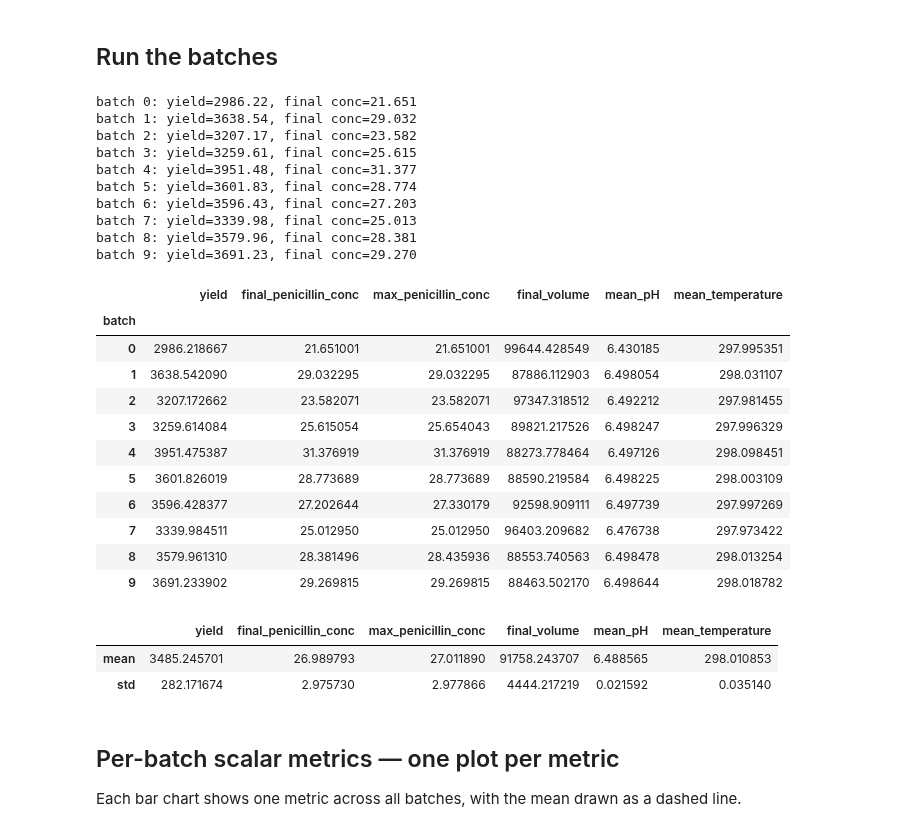
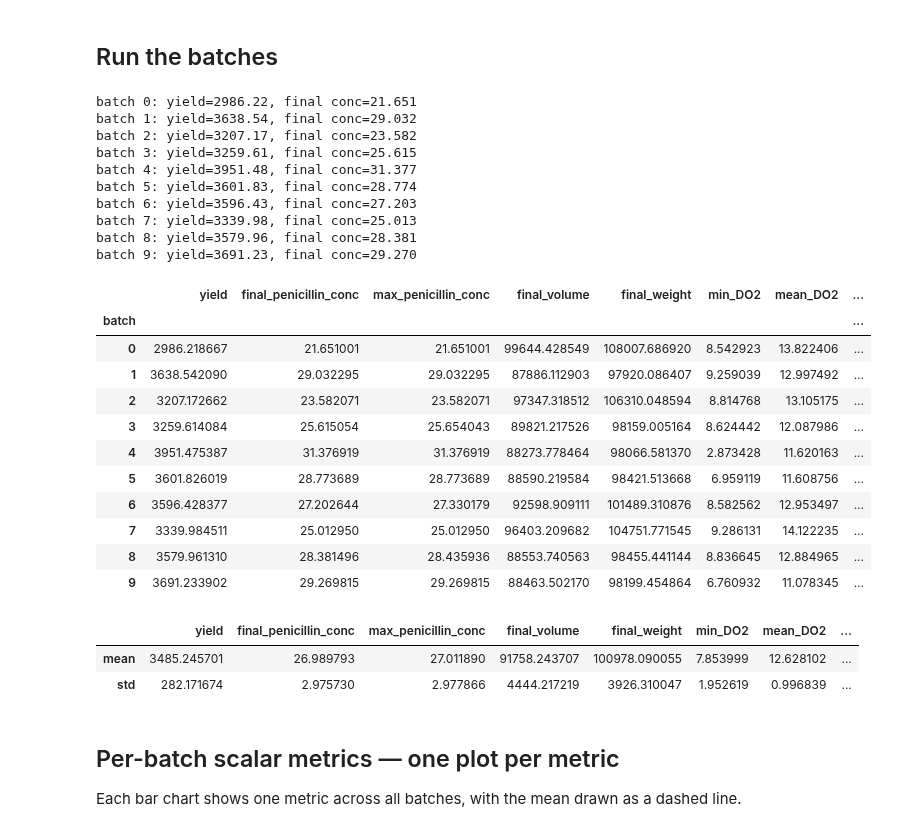
Before and after one commit to Rocyzas/pensim_mcpilco, a Jupyter notebook: pensim_mcpilco/experiments/00_batch_recipe_generation.ipynb, the cells around one changed output. Drawn from its saved outputs; the diff is of its cells as text; code cells hidden in the pictures.

```diff
--- a/pensim_mcpilco/experiments/00_batch_recipe_generation.ipynb
+++ b/pensim_mcpilco/experiments/00_batch_recipe_generation.ipynb
@@ -52,6 +52,10 @@ paa_curves = {}    # PAA concentration (mg/L)
 visc_curves = {}   # Viscosity (cP)
 fpaa_curves = {}   # PAA flow-rate setpoint (L/h)
 fs_curves = {}     # Sugar feed rate (L/h)
+wt_curves = {}     # Vessel weight (kg)
+do2_curves = {}    # Dissolved oxygen concentration (mg/L)
+x_curves = {}      # Biomass concentration X (g/L)
+s_curves = {}      # Substrate concentration S (g/L)
 # age_curves = {}    # Age of culture (h)
 
 for i in range(N_BATCHES):
@@ -62,6 +66,10 @@ for i in range(N_BATCHES):
     visc_curves[f"batch_{i}"] = pd.Series(bx.Viscosity.y, index=df.index)
     fpaa_curves[f"batch_{i}"] = df["Phenylacetic acid flow-rate"]
     fs_curves[f"batch_{i}"] = df["Sugar feed rate"]
+    wt_curves[f"batch_{i}"] = df["Vessel Weight"]
+    do2_curves[f"batch_{i}"] = df["Dissolved oxygen concentration"]
+    x_curves[f"batch_{i}"] = pd.Series(bx.X.y, index=df.index)
+    s_curves[f"batch_{i}"] = pd.Series(bx.S.y, index=df.index)
     # age_curves[f"batch_{i}"] = pd.Series(bx.Culture_age.y, index=df.index)
     per_batch.append({
         "batch": i,
@@ -69,51 +77,63 @@ for i in range(N_BATCHES):
         "final_penicillin_conc": df[CONC_COL].iloc[-1],
         "max_penicillin_conc": df[CONC_COL].max(),
         "final_volume": df["Volume"].iloc[-1],
+        "final_weight": df["Vessel Weight"].iloc[-1],
+        "min_DO2": df["Dissolved oxygen concentration"].min(),
+        "mean_DO2": df["Dissolved oxygen concentration"].mean(),
+        "final_biomass_X": bx.X.y[-1],
+        "max_biomass_X": max(bx.X.y),
+        "final_substrate_S": bx.S.y[-1],
+        "min_substrate_S": min(bx.S.y),
+        "mean_substrate_S": float(np.mean(bx.S.y)),
         "mean_pH": df["pH"].mean(),
         "mean_temperature": df["Temperature"].mean(),
     })
     print(f"batch {i}: yield={batch_yield:.2f}, final conc={df[CONC_COL].iloc[-1]:.3f}")
 
 metrics = pd.DataFrame(per_batch).set_index("batch")
 summary = metrics.agg(["mean", "std"])
 
 conc_df = pd.DataFrame(conc_curves); conc_df.index.name = "time_h"
 paa_df = pd.DataFrame(paa_curves);   paa_df.index.name = "time_h"
 visc_df = pd.DataFrame(visc_curves); visc_df.index.name = "time_h"
 fpaa_df = pd.DataFrame(fpaa_curves); fpaa_df.index.name = "time_h"
 fs_df = pd.DataFrame(fs_curves); fs_df.index.name = "time_h"
+wt_df = pd.DataFrame(wt_curves); wt_df.index.name = "time_h"
+do2_df = pd.DataFrame(do2_curves); do2_df.index.name = "time_h"
+x_df = pd.DataFrame(x_curves); x_df.index.name = "time_h"
+s_df = pd.DataFrame(s_curves); s_df.index.name = "time_h"
 # age_df = pd.DataFrame(age_curves); age_df.index.name = "time_h"
 
 metrics
 # %% [output]
 batch 0: yield=2986.22, final conc=21.651
 batch 1: yield=3638.54, final conc=29.032
 batch 2: yield=3207.17, final conc=23.582
 batch 3: yield=3259.61, final conc=25.615
 batch 4: yield=3951.48, final conc=31.377
 batch 5: yield=3601.83, final conc=28.774
 batch 6: yield=3596.43, final conc=27.203
 batch 7: yield=3339.98, final conc=25.013
 batch 8: yield=3579.96, final conc=28.381
 batch 9: yield=3691.23, final conc=29.270
-|  | yield | final_penicillin_conc | max_penicillin_conc | final_volume | mean_pH | mean_temperature |
-| batch |  |  |  |  |  |  |
-| 0 | 2986.218667 | 21.651001 | 21.651001 | 99644.428549 | 6.430185 | 297.995351 |
-| 1 | 3638.542090 | 29.032295 | 29.032295 | 87886.112903 | 6.498054 | 298.031107 |
-| 2 | 3207.172662 | 23.582071 | 23.582071 | 97347.318512 | 6.492212 | 297.981455 |
-| 3 | 3259.614084 | 25.615054 | 25.654043 | 89821.217526 | 6.498247 | 297.996329 |
-| 4 | 3951.475387 | 31.376919 | 31.376919 | 88273.778464 | 6.497126 | 298.098451 |
-| 5 | 3601.826019 | 28.773689 | 28.773689 | 88590.219584 | 6.498225 | 298.003109 |
-| 6 | 3596.428377 | 27.202644 | 27.330179 | 92598.909111 | 6.497739 | 297.997269 |
-| 7 | 3339.984511 | 25.012950 | 25.012950 | 96403.209682 | 6.476738 | 297.973422 |
-| 8 | 3579.961310 | 28.381496 | 28.435936 | 88553.740563 | 6.498478 | 298.013254 |
-| 9 | 3691.233902 | 29.269815 | 29.269815 | 88463.502170 | 6.498644 | 298.018782 |
+|  | yield | final_penicillin_conc | max_penicillin_conc | final_volume | final_weight | min_DO2 | mean_DO2 | ... |
+| batch |  |  |  |  |  |  |  | ... |
+| 0 | 2986.218667 | 21.651001 | 21.651001 | 99644.428549 | 108007.686920 | 8.542923 | 13.822406 | ... |
+| 1 | 3638.542090 | 29.032295 | 29.032295 | 87886.112903 | 97920.086407 | 9.259039 | 12.997492 | ... |
+| 2 | 3207.172662 | 23.582071 | 23.582071 | 97347.318512 | 106310.048594 | 8.814768 | 13.105175 | ... |
+| 3 | 3259.614084 | 25.615054 | 25.654043 | 89821.217526 | 98159.005164 | 8.624442 | 12.087986 | ... |
+| 4 | 3951.475387 | 31.376919 | 31.376919 | 88273.778464 | 98066.581370 | 2.873428 | 11.620163 | ... |
+| 5 | 3601.826019 | 28.773689 | 28.773689 | 88590.219584 | 98421.513668 | 6.959119 | 11.608756 | ... |
+| 6 | 3596.428377 | 27.202644 | 27.330179 | 92598.909111 | 101489.310876 | 8.582562 | 12.953497 | ... |
+| 7 | 3339.984511 | 25.012950 | 25.012950 | 96403.209682 | 104751.771545 | 9.286131 | 14.122235 | ... |
+| 8 | 3579.961310 | 28.381496 | 28.435936 | 88553.740563 | 98455.441144 | 8.836645 | 12.884965 | ... |
+| 9 | 3691.233902 | 29.269815 | 29.269815 | 88463.502170 | 98199.454864 | 6.760932 | 11.078345 | ... |
 # %%
 summary
 # %% [output]
-|  | yield | final_penicillin_conc | max_penicillin_conc | final_volume | mean_pH | mean_temperature |
-| mean | 3485.245701 | 26.989793 | 27.011890 | 91758.243707 | 6.488565 | 298.010853 |
-| std | 282.171674 | 2.975730 | 2.977866 | 4444.217219 | 0.021592 | 0.035140 |
+|  | yield | final_penicillin_conc | max_penicillin_conc | final_volume | final_weight | min_DO2 | mean_DO2 | ... |
+| mean | 3485.245701 | 26.989793 | 27.011890 | 91758.243707 | 100978.090055 | 7.853999 | 12.628102 | ... |
+| std | 282.171674 | 2.975730 | 2.977866 | 4444.217219 | 3926.310047 | 1.952619 | 0.996839 | ... |
 # %% [markdown]
 ## Per-batch scalar metrics — one plot per metric
 
```
Also changed, not shown: parts of 2 cells of this notebook, 9 other files.
